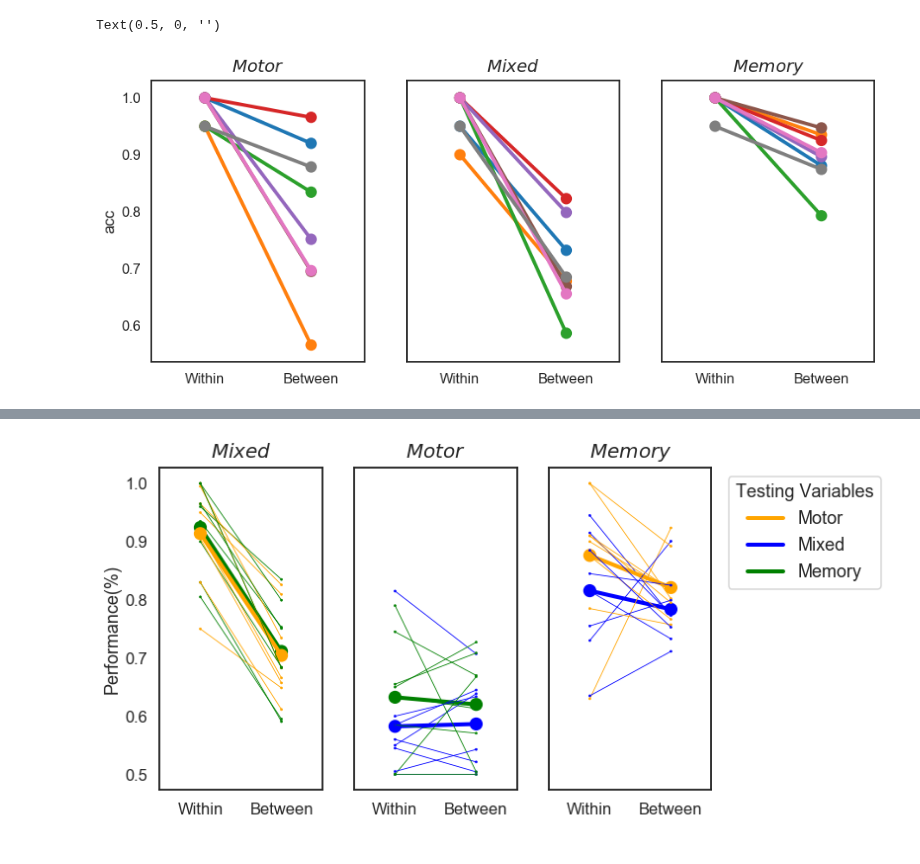
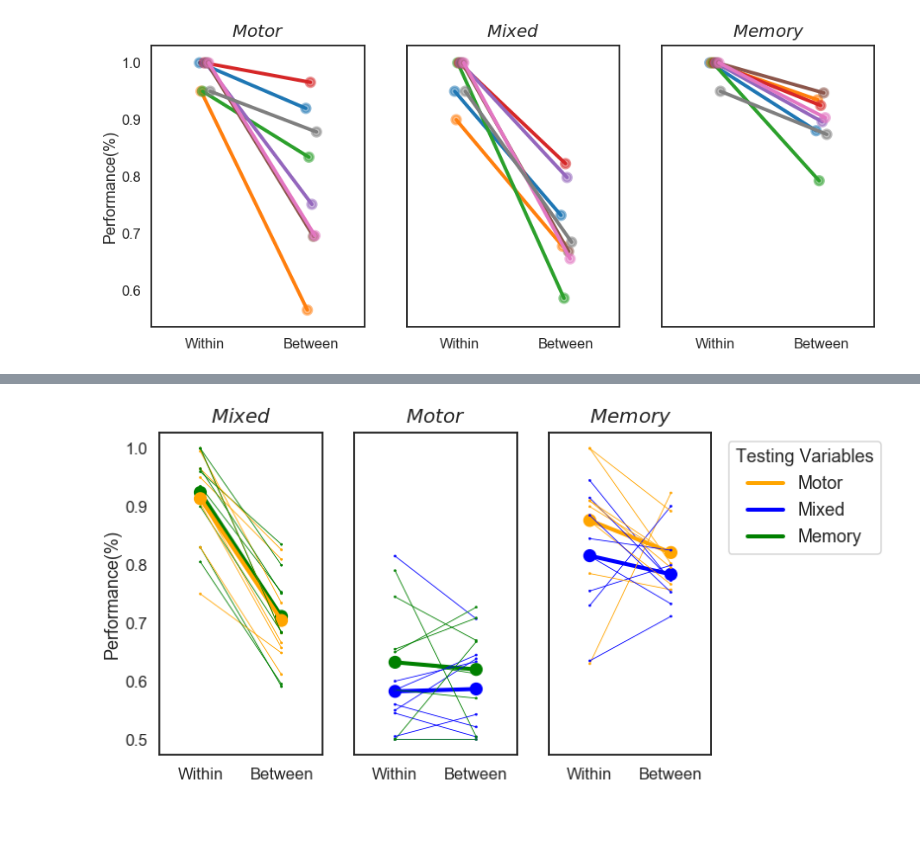
Before and after one commit to GrattonLab/MSC_Alexis, a Jupyter notebook: analysis/code/mL_rsfMRI/Figures.ipynb, the cells around one changed output, grey strips where cells are left out. Saved outputs shown, nothing was run; the diff lists cells and outputs as text; code cells hidden in the pictures.

```diff
--- a/analysis/code/mL_rsfMRI/Figures.ipynb
+++ b/analysis/code/mL_rsfMRI/Figures.ipynb
@@ -335,36 +335,39 @@ plt.savefig(thisDir+'output/mL/images/ridge/figs/violin_plots.png', bbox_inches=
 # %%
 #Create figure space
 fig=plt.figure(figsize=(15,6), constrained_layout=True)
 plt.rcParams['figure.constrained_layout.use'] = True
 #Add grid space for subplots 1 rows by 3 columns
 gs = gridspec.GridSpec(nrows=1, ncols=3)
 #motor
 ax1=fig.add_subplot(gs[0,0])
-ax=sns.pointplot(x="Analysis",y="acc", hue="sub", ci=None, data=pair_motor, ax=ax1, order=['Within','Between'])
+ax=sns.pointplot(x="Analysis",y="acc", hue="sub", ci=None, data=pair_motor,ax=ax1,dodge=.1, order=['Within','Between'])
+plt.setp(ax.collections, alpha=.5)
 ax.legend_.remove()
 ax.set_title('$Motor$', fontsize=20, pad=10)
 plt.xlabel('')
+plt.ylabel("Performance(%)")
 #mixed
 ax2=fig.add_subplot(gs[0,1],sharey=ax1)
 plt.setp(ax2.get_yticklabels(), visible=False)
-ax=sns.pointplot(x="Analysis",y="acc", hue="sub", ci=None, data=pair_mixed, ax=ax2, order=['Within','Between'])
+ax=sns.pointplot(x="Analysis",y="acc", hue="sub", ci=None, data=pair_mixed, ax=ax2, dodge=.1,order=['Within','Between'])
+plt.setp(ax.collections, alpha=.5)
 ax.legend_.remove()
 ax.set_title('$Mixed$', fontsize=20, pad=10)
 plt.ylabel('')
 plt.xlabel('')
 #memory
 ax3=fig.add_subplot(gs[0,2],sharey=ax1)
 plt.setp(ax3.get_yticklabels(), visible=False)
-ax=sns.pointplot(x="Analysis",y="acc", hue="sub", ci=None, data=pair_mem,ax=ax3, order=['Within','Between'])
+ax=sns.pointplot(x="Analysis",y="acc", hue="sub", ci=None, data=pair_mem,ax=ax3, dodge=.1,order=['Within','Between'])
+plt.setp(ax.collections, alpha=.5)
 ax.legend_.remove()
 ax.set_title('$Memory$', fontsize=20, pad=10)
 plt.ylabel('')
 plt.xlabel('')
 
-#plt.savefig(thisDir+'output/mL/images/ridge/figs/point_plots.png', bbox_inches='tight')
+plt.savefig(thisDir+'output/mL/images/ridge/figs/point_plots.png', bbox_inches='tight')
 # %% [output]
-Text(0.5, 0, '')
-[figure, old version]
+[figure, new version]
 # %%
 plt.figure(figsize=(10,5))
 diff_plot=sns.pointplot(x="analysis",y="Mean", hue="train_task", ci=None, data=diff_res)
```
Also changed, not shown: parts of 1 cell of this notebook, 4 other files.
